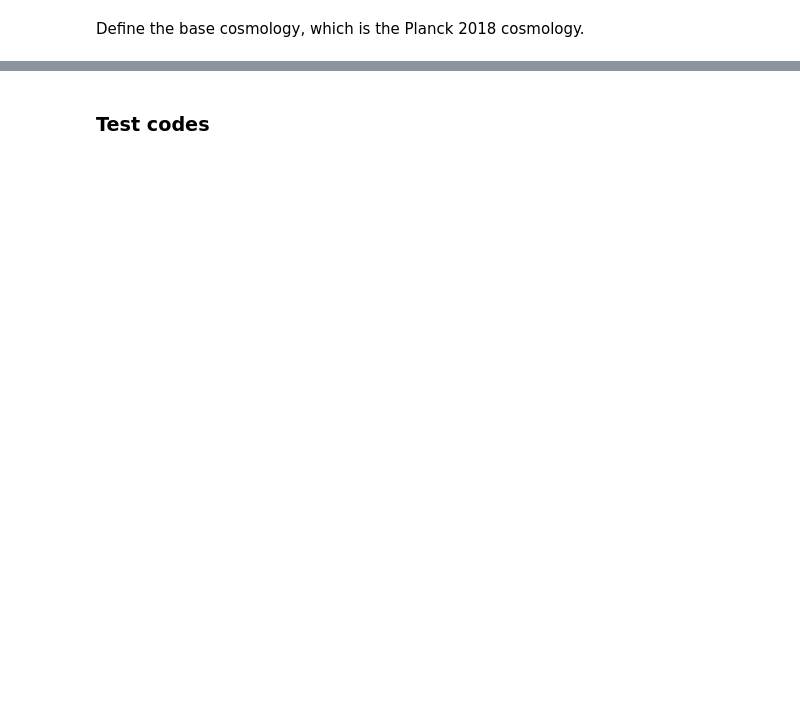
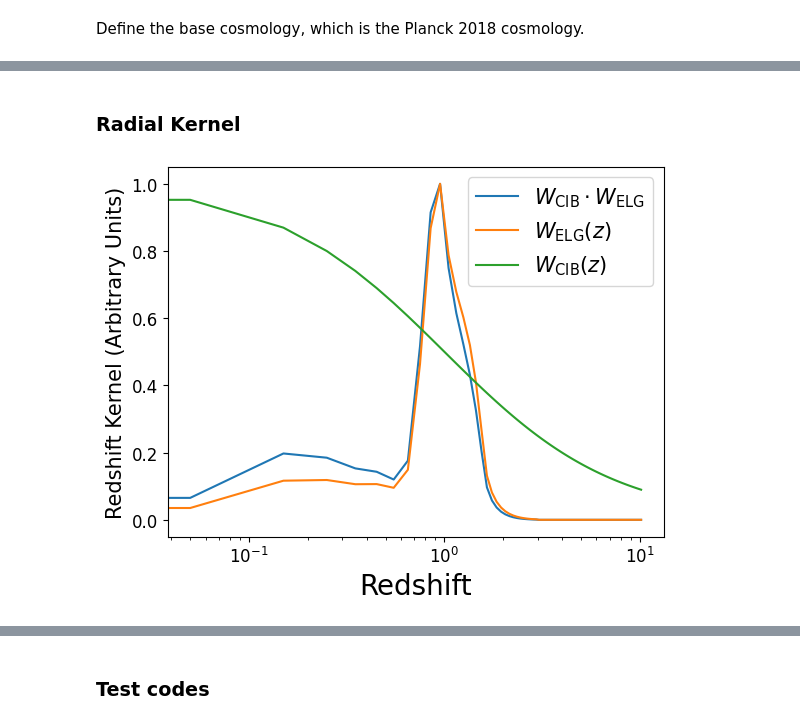
Before and after one commit to destrys/galCIB, a Jupyter notebook: base-lcdm.ipynb, the cells around one changed output, grey strips where cells are left out. Drawn from its saved outputs; the diff is of its cells as text; code cells hidden in the pictures; blank space fills up the shorter version.

```diff
--- a/base-lcdm.ipynb
+++ b/base-lcdm.ipynb
@@ -135,0 +163,22 @@ with open('data/hmfz.p', 'wb') as handle:
+# %% [markdown]
+### Radial Kernel
+# %%
+plt.plot(consts.Plin['z'],
+         pc.w_cibxgal/pc.w_cibxgal.max(),
+         label = r'$W_{\rm CIB} \cdot W_{\rm ELG}$')
+plt.plot(consts.Plin['z'],
+         pc.w_gal_tot/pc.w_gal_tot.max(),
+         label = r'$W_{\rm ELG}(z)$')
+plt.plot(consts.Plin['z'],
+         pc.w_cib/pc.w_cib.max(),
+         label = r'$W_{\rm CIB}(z)$')
+plt.xlabel("Redshift", fontsize = fs)
+plt.ylabel(r"Redshift Kernel (Arbitrary Units)",
+           fontsize = 15)
+plt.legend(loc = 'best', fontsize = 15)
+plt.xscale("log")
+plt.tick_params(axis='both', which='both', labelsize=12)
+
+#plt.savefig("redshift_kernel.pdf", dpi = 250, bbox_inches = 'tight')
+# %% [output]
+[figure, added]
```
Also changed, not shown: parts of 203 cells of this notebook, 9 other files.
